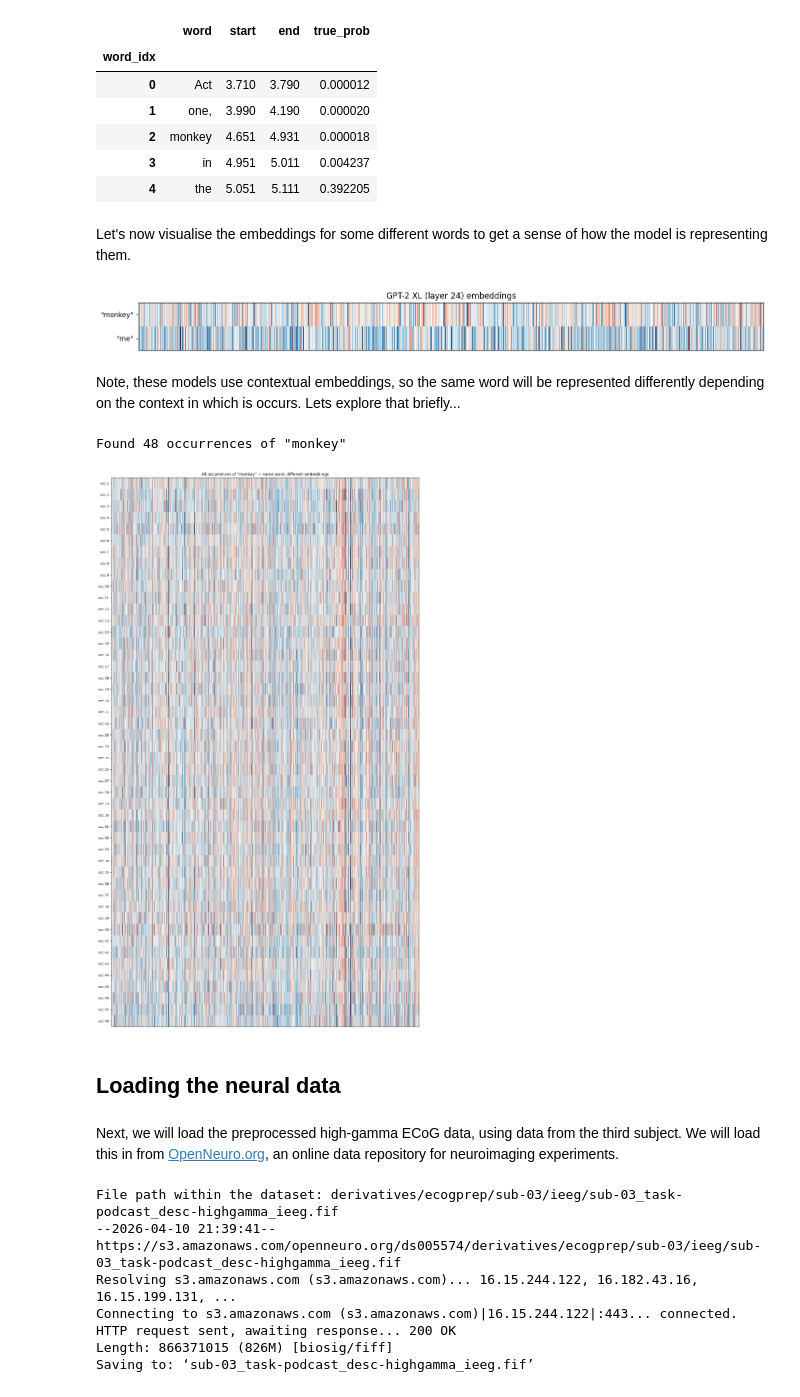
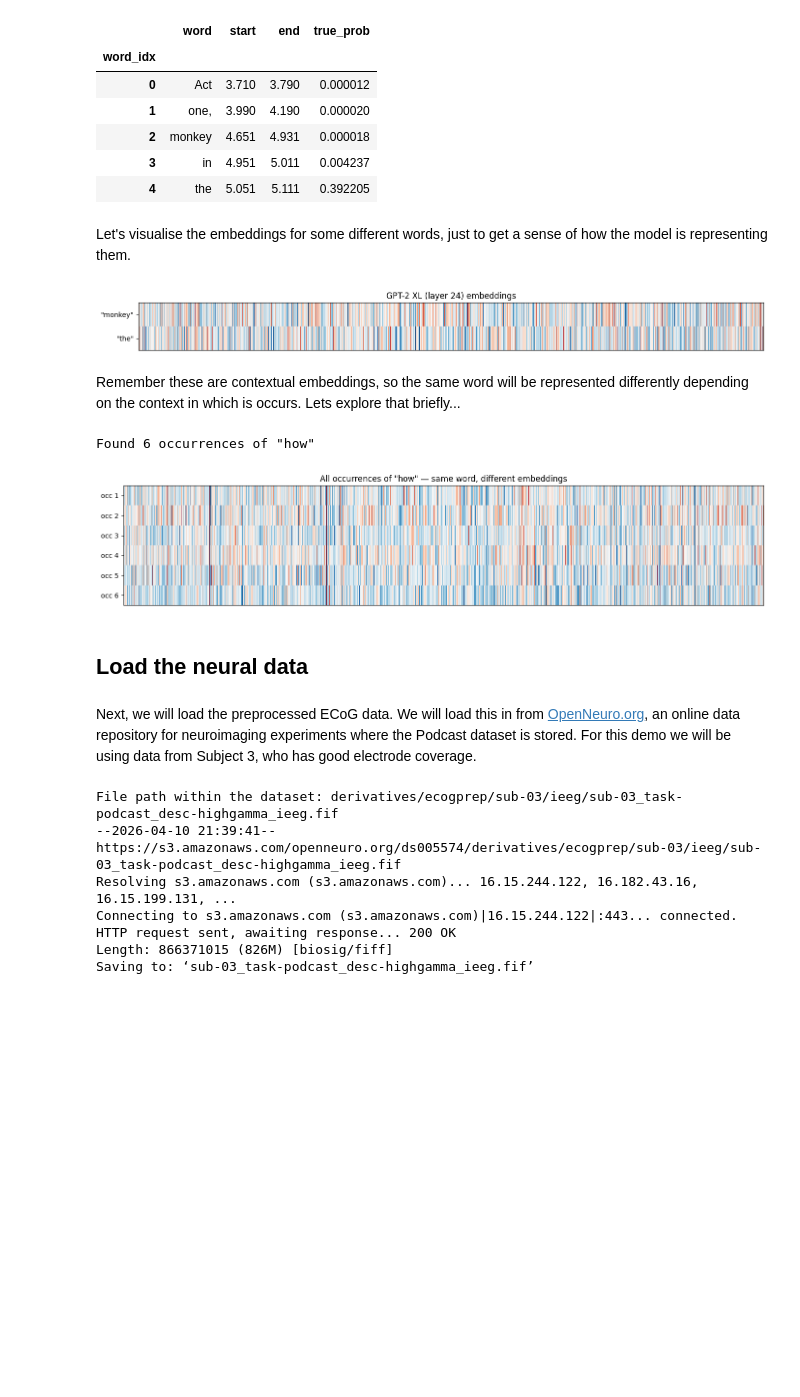
Before and after one commit to bootstrapbill/encoding_model_tutorial, a Jupyter notebook: notebooks/encoding_tutorial.ipynb, the cells around one changed output. Drawn from its saved outputs; the diff is of its cells as text; code cells hidden in the pictures; blank space fills up the shorter version.

```diff
--- a/notebooks/encoding_tutorial.ipynb
+++ b/notebooks/encoding_tutorial.ipynb
@@ -66,11 +68,9 @@ We will now load contextual word embeddings, which the Hasson lab previously ext
 # %%
-# download the features
-bids_root = ''
+# download the word embeddings
 
-embedding_path = f"{bids_root}stimuli/gpt2-xl/features.hdf5"
-if not len(bids_root):
-    !wget -nc https://s3.amazonaws.com/openneuro.org/ds005574/$embedding_path
-    embedding_path = "features.hdf5"
+embedding_path = f"stimuli/gpt2-xl/features.hdf5"
+!wget -nc https://s3.amazonaws.com/openneuro.org/ds005574/$embedding_path
+embedding_path = "features.hdf5"
 
 print(f"Using embedding file path: {embedding_path}")
 # %% [output]
@@ -148,11 +153,11 @@ df_word.head()
 | 3 | in | 4.951 | 5.011 | 0.004237 |
 | 4 | the | 5.051 | 5.111 | 0.392205 |
 # %% [markdown]
-Let's now visualise the embeddings for some different words to get a sense of how the model is representing them.
+Let's visualise the embeddings for some different words, just to get a sense of how the model is representing them.
 # %%
 
 # Pick two words to compare (try changing these!)
-word1, word2 = "monkey", "me"
+word1, word2 = "monkey", "the"
 
 # Build a word-level lookup: one embedding per word occurrence
 words = df_contextual.groupby("word_idx").first()["word"].values
@@ -179,43 +184,43 @@ ax.set_title(f"GPT-2 XL (layer {layer}) embeddings")
 plt.tight_layout()
 plt.show()
 # %% [output]
-[figure, old version]
+[figure, new version]
 # %% [markdown]
-Note, these models use contextual embeddings, so the same word will be represented differently depending on the context in which is occurs. Lets explore that briefly...
+Remember these are contextual embeddings, so the same word will be represented differently depending on the context in which is occurs. Lets explore that briefly...
 # %%
 
 # Because GPT-2 is a contextual model, the same word gets a different
 # embedding depending on the surrounding words. Let's see this in action.
 
-target_word = "monkey"
+target_word = "how"
 
 # Find all occurrences of the target word
 word_labels = df_contextual.groupby("word_idx").first()["word"].values
 occurrences = np.where(word_labels == target_word)[0]
 
 print(f'Found {len(occurrences)} occurrences of "{target_word}"')
 
 # Stack embeddings into a matrix (n_occurrences × D)
 embs = aligned_embeddings[occurrences]
 
 # Symmetric color limits so 0 is white
 vmax = 10 # np.max(np.abs(embs))
 
 fig, ax = plt.subplots(figsize=(14, max(1.5, 0.5 * len(occurrences))))
 ax.imshow(embs, aspect="auto", cmap="RdBu_r", vmin=-vmax, vmax=vmax, interpolation="nearest")
 ax.set_yticks(range(len(occurrences)))
 ax.set_yticklabels([f"occ {i+1}" for i in range(len(occurrences))])
 ax.set_xticks([])
 ax.set_title(f'All occurrences of "{target_word}" — same word, different embeddings')
 plt.tight_layout()
 plt.show()
 # %% [output]
-Found 48 occurrences of "monkey"
+Found 6 occurrences of "how"
-[figure, old version]
+[figure, new version]
 # %% [markdown]
-## Loading the neural data
+## Load the neural data
 # %% [markdown]
-Next, we will load the preprocessed high-gamma ECoG data, using data from the third subject. We will load this in from [OpenNeuro.org](https://openneuro.org/), an online data repository for neuroimaging experiments.
+Next, we will load the preprocessed ECoG data. We will load this in from [OpenNeuro.org](https://openneuro.org/), an online data repository for neuroimaging experiments where the Podcast dataset is stored. For this demo we will be using data from Subject 3, who has good electrode coverage.
 # %%
 file_path = BIDSPath(root=f"{bids_root}derivatives/ecogprep",
                     subject="03", task="podcast", datatype="ieeg", description="highgamma",
```
Also changed, not shown: parts of 11 cells of this notebook.
